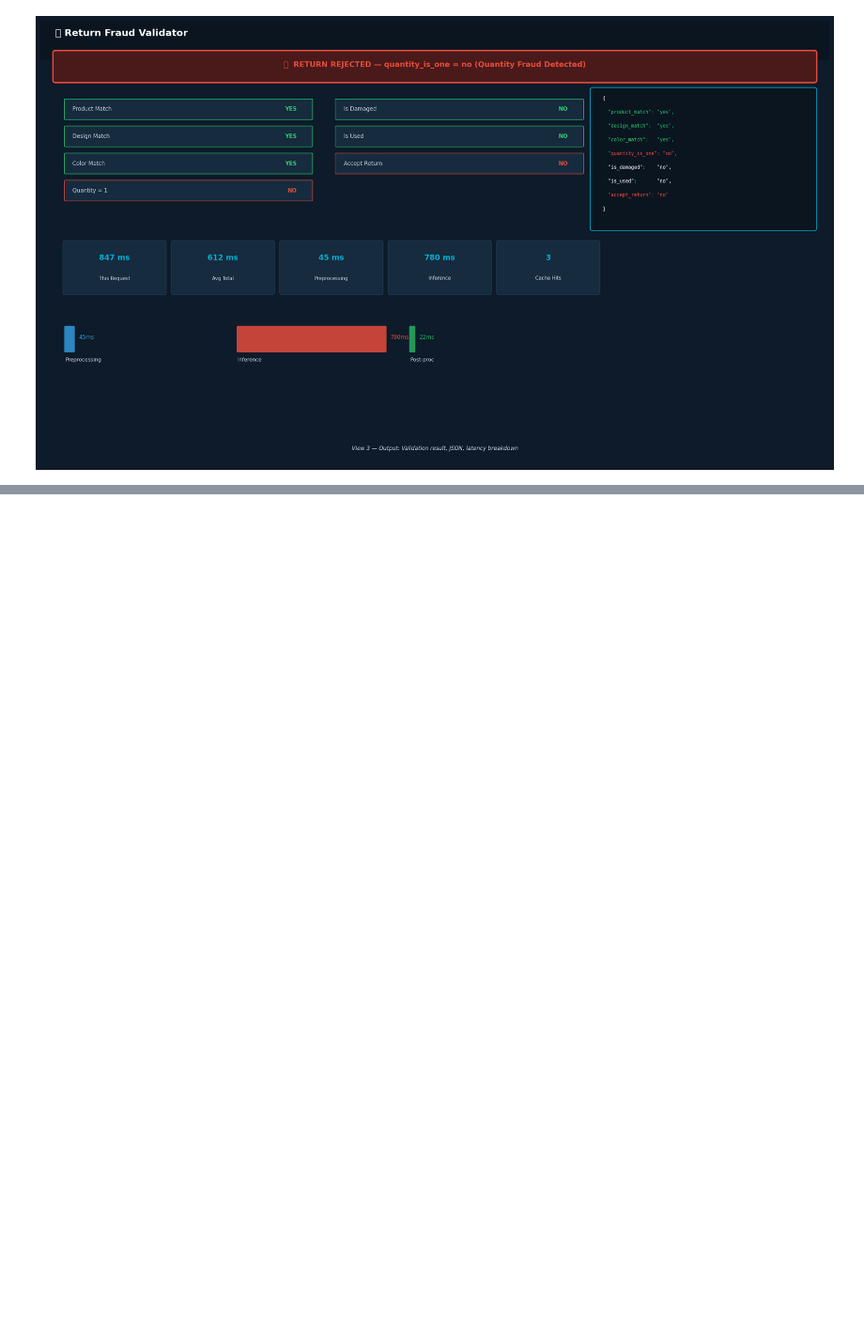
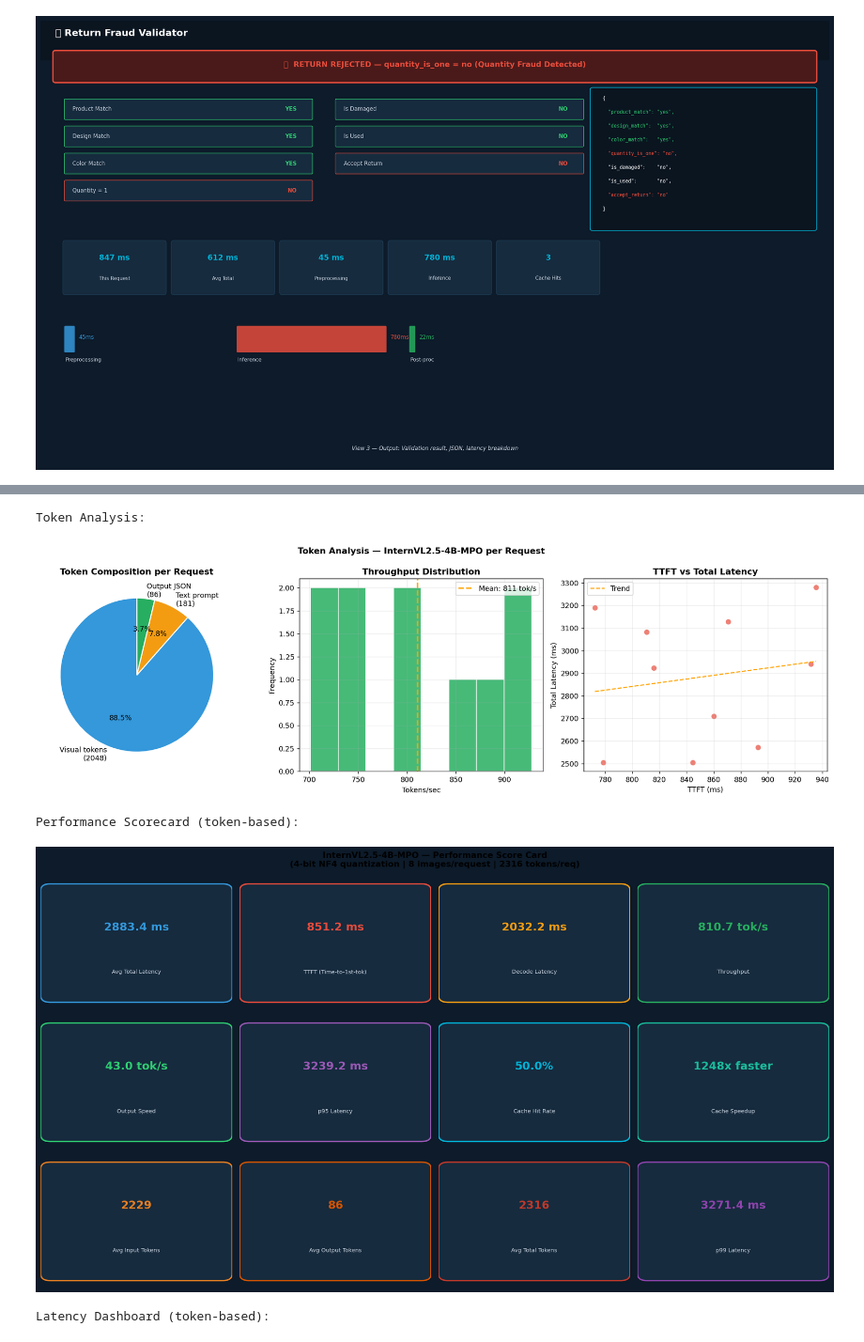
Before and after one commit to shantanubokey/ecom-return-validator, a Jupyter notebook: notebook.ipynb, the cells around one changed output, grey strips where cells are left out. Shown at 94% size. Saved outputs shown, nothing was run; the diff lists cells and outputs as text; code cells hidden in the pictures; blank space fills up the shorter version.

```diff
--- a/notebook.ipynb
+++ b/notebook.ipynb
@@ -479,0 +608,14 @@ View 3 — Output: Result, JSON & latency
+# %%
+from IPython.display import Image, display
+print("Token Analysis:")
+display(Image("token_analysis.png", width=900))
+print("\nPerformance Scorecard (token-based):")
+display(Image("performance_scorecard.png", width=900))
+print("\nLatency Dashboard (token-based):")
+display(Image("latency_dashboard.png", width=900))
+# %% [output]
+Token Analysis:
+[figure, added]
+Performance Scorecard (token-based):
+[figure, added]
+Latency Dashboard (token-based):
```
Also changed, not shown: parts of 5 cells of this notebook, 8 other files.
